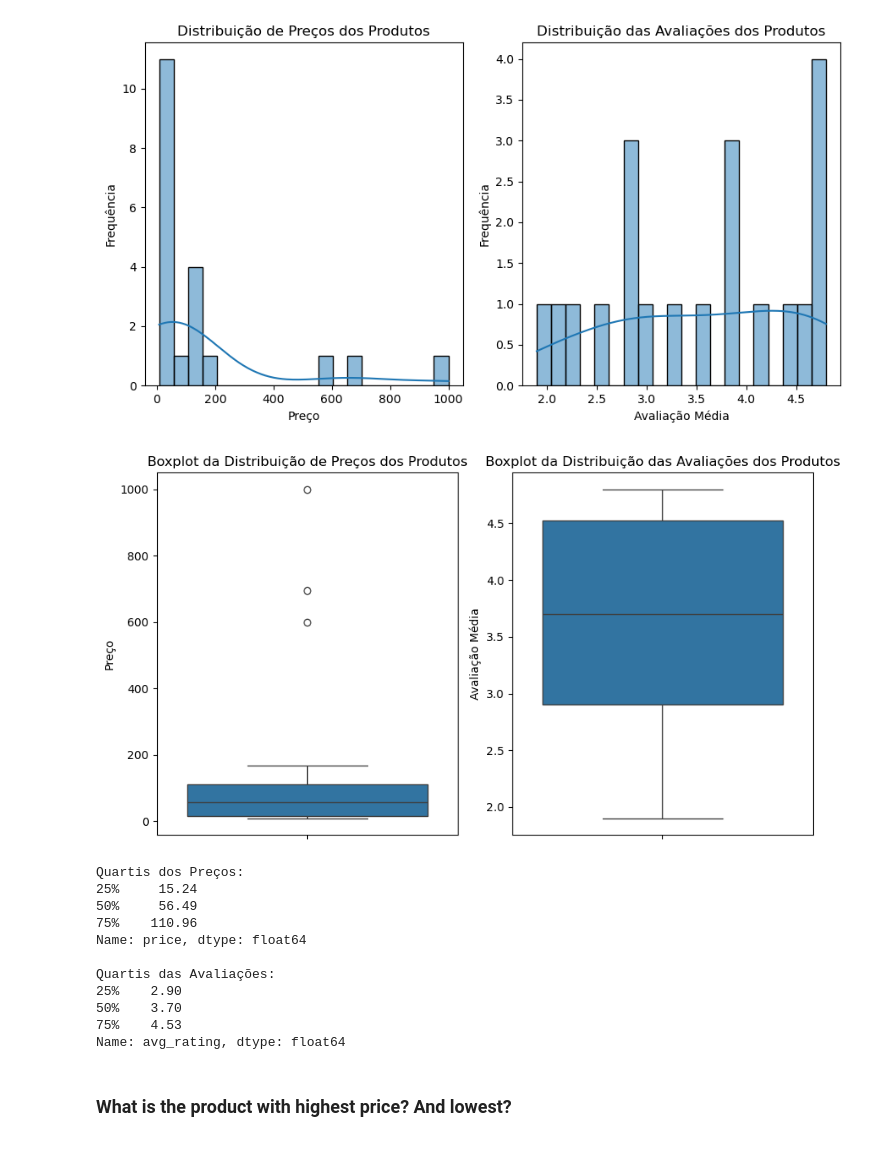
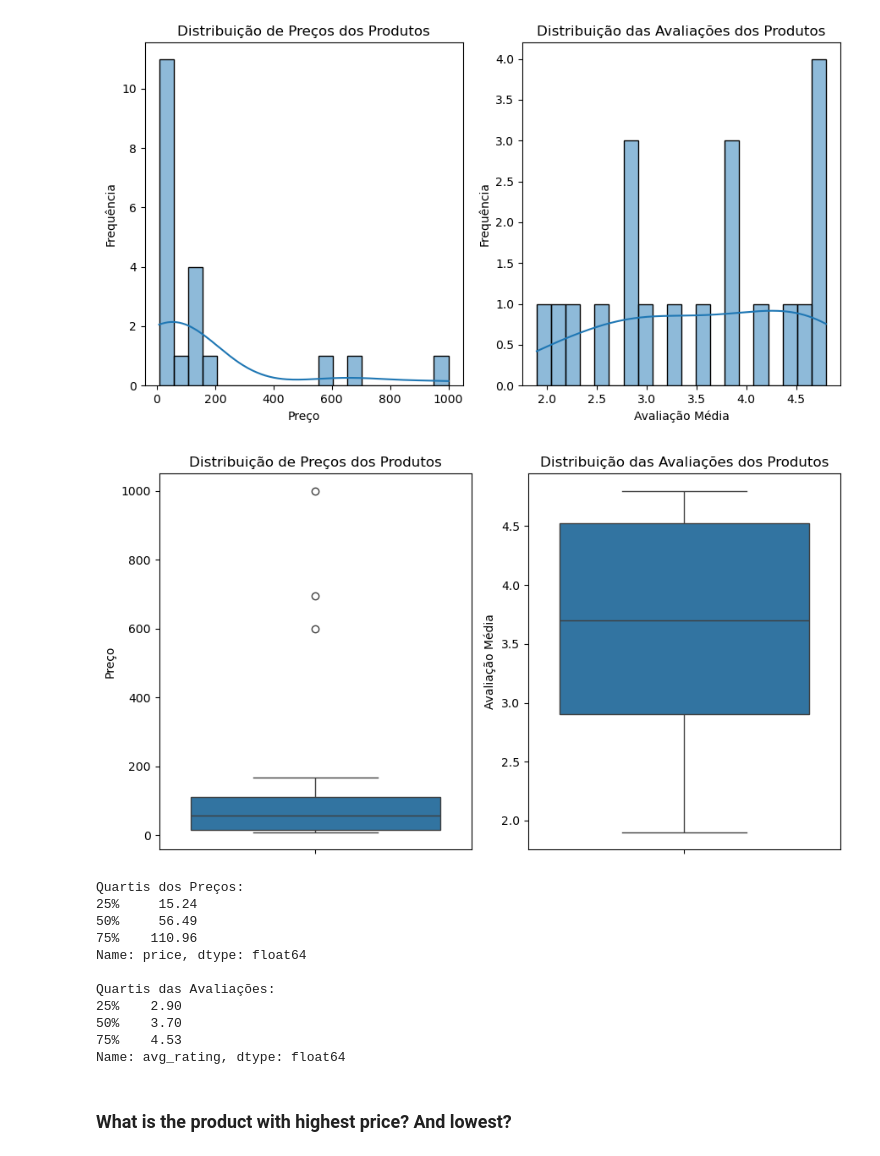
Before and after one commit to joaomj/api_data_analysis, a Jupyter notebook: notebook_eda.ipynb, the cells around one changed output. Cells and saved outputs as stored; diff of their text form; code cells hidden in the pictures.

Commit message:
corrigindo boxplot distprices2

```diff
--- a/notebook_eda.ipynb
+++ b/notebook_eda.ipynb
@@ -564,35 +564,35 @@ plt.show()
 # %%
 plt.figure(figsize=(9, 5))
 
 # Boxplot da distribuição de Preços
 plt.subplot(1, 2, 1)
 sns.boxplot(y=df_products['price'])
-plt.title('Boxplot da Distribuição de Preços dos Produtos')
+plt.title('Distribuição de Preços dos Produtos')
 plt.ylabel('Preço')
 
 # Boxplot da distribuição das Avaliações
 plt.subplot(1, 2, 2)
 sns.boxplot(y=df_products['avg_rating'])
-plt.title('Boxplot da Distribuição das Avaliações dos Produtos')
+plt.title('Distribuição das Avaliações dos Produtos')
 plt.ylabel('Avaliação Média')
 
 plt.tight_layout()
 plt.savefig('img/dist_prices_ratings_boxplot1.png')
 plt.show()
 
 # Calculando os quartis para os preços
 price_quartiles = df_products['price'].describe()[['25%', '50%', '75%']]
 
 # Calculando os quartis para as avaliações
 rating_quartiles = df_products['avg_rating'].describe()[['25%', '50%', '75%']]
 
 print("Quartis dos Preços:")
 print(price_quartiles.round(2))
 
 print("\nQuartis das Avaliações:")
 print(rating_quartiles.round(2))
 # %% [output]
-[figure, old version]
+[figure, new version]
 Quartis dos Preços:
 25%     15.24
 50%     56.49
```
Also changed, not shown: 1 other file.
